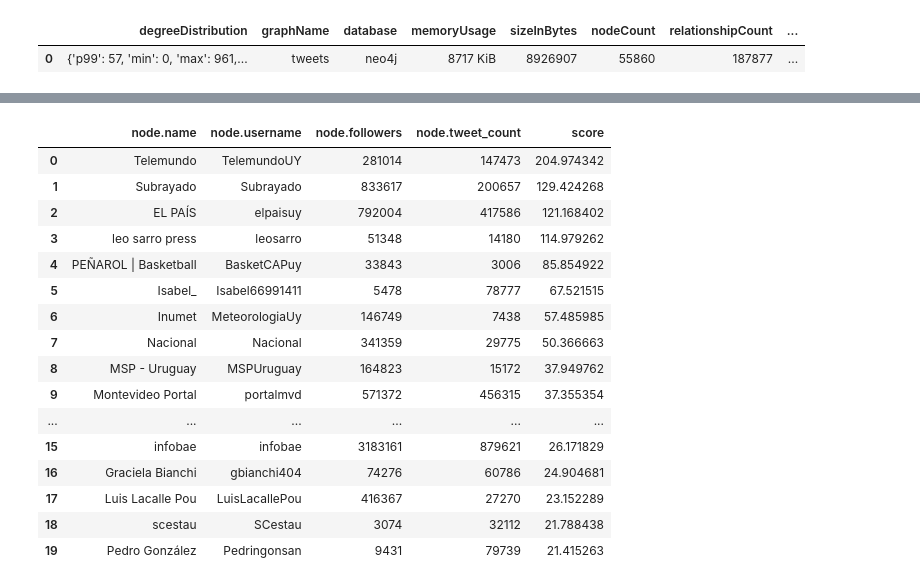
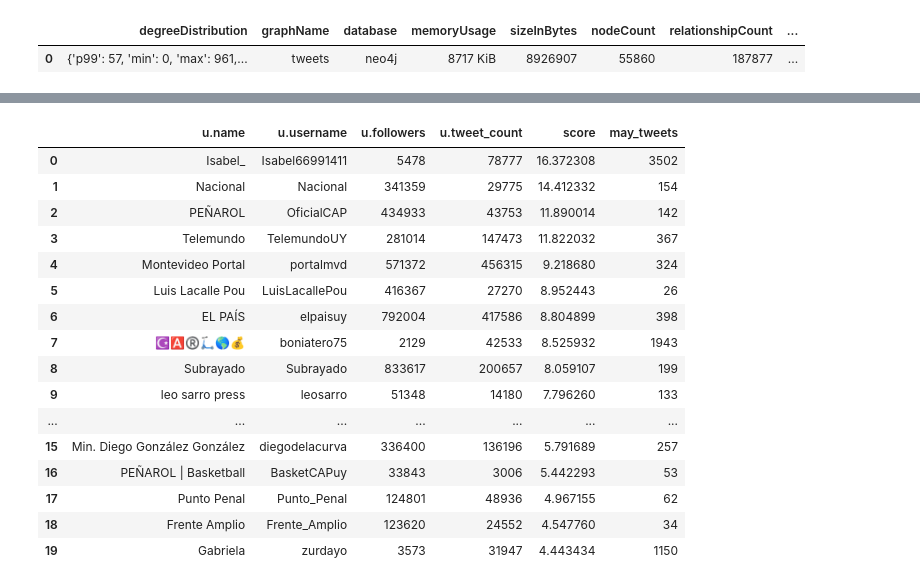
Before and after one commit to rodrigallardo/twitter-uy, a Jupyter notebook: consultas_ds.ipynb, the cells around one changed output, grey strips where cells are left out. Saved outputs shown, nothing was run; the diff lists cells and outputs as text; code cells hidden in the pictures.

Commit message:
Agregar columna con tweets de mayo a los resultados

```diff
--- a/consultas_ds.ipynb
+++ b/consultas_ds.ipynb
@@ -81,3 +81,25 @@ tweets
 # %% [output]
 |  | degreeDistribution | graphName | database | memoryUsage | sizeInBytes | nodeCount | relationshipCount | ... |
 | 0 | {'p99': 57, 'min': 0, 'max': 961,... | tweets | neo4j | 8717 KiB | 8926907 | 55860 | 187877 | ... |
+# %%
+# Execute the PageRank centrality algorithm
+user_info = (
+    "MATCH (u:User)-[:TWEETED]->(t:Tweet) "
+    "WHERE u.username = node.username "
+    "WITH u, score, count(t) as may_tweets "
+    "RETURN u.name, u.username, u.followers, u.tweet_count, score, may_tweets "
+    "ORDER BY score DESC, u.name ASC "
+    "LIMIT 20"
+)
+
+query = (
+    "CALL gds.pageRank.stream('tweets') "
+    "YIELD nodeId, score "
+    "WITH gds.util.asNode(nodeId) AS node, score "
+    f"{user_info}"
+)
+
+#evaluamos las consultas
+tweets=graph.run(query).to_data_frame()
+
+tweets
@@ -84,36 +124,33 @@ tweets
 # %%
-# Execute the PageRank centrality algorithm
+# Execute the ArticleRank centrality algorithm
 
 query = (
-    "CALL gds.pageRank.stream('tweets') "
+    "CALL gds.articleRank.stream('tweets') "
     "YIELD nodeId, score "
     "WITH gds.util.asNode(nodeId) AS node, score "
-    "WHERE node.name IS NOT NULL "
-    "RETURN node.name, node.username, node.followers, node.tweet_count, score "
-    "ORDER BY score DESC, node.name ASC "
-    "LIMIT 20"
+    f"{user_info}"
 )
 
 #evaluamos las consultas
 tweets=graph.run(query).to_data_frame()
 
 tweets
 # %% [output]
-|  | node.name | node.username | node.followers | node.tweet_count | score |
-| 0 | Telemundo | TelemundoUY | 281014 | 147473 | 204.974342 |
-| 1 | Subrayado | Subrayado | 833617 | 200657 | 129.424268 |
-| 2 | EL PAÍS | elpaisuy | 792004 | 417586 | 121.168402 |
-| 3 | leo sarro press | leosarro | 51348 | 14180 | 114.979262 |
-| 4 | PEÑAROL | Basketball | BasketCAPuy | 33843 | 3006 | 85.854922 |
-| 5 | Isabel_ | Isabel66991411 | 5478 | 78777 | 67.521515 |
-| 6 | Inumet | MeteorologiaUy | 146749 | 7438 | 57.485985 |
-| 7 | Nacional | Nacional | 341359 | 29775 | 50.366663 |
-| 8 | MSP - Uruguay | MSPUruguay | 164823 | 15172 | 37.949762 |
-| 9 | Montevideo Portal | portalmvd | 571372 | 456315 | 37.355354 |
-| ... | ... | ... | ... | ... | ... |
-| 15 | infobae | infobae | 3183161 | 879621 | 26.171829 |
-| 16 | Graciela Bianchi | gbianchi404 | 74276 | 60786 | 24.904681 |
-| 17 | Luis Lacalle Pou | LuisLacallePou | 416367 | 27270 | 23.152289 |
-| 18 | scestau | SCestau | 3074 | 32112 | 21.788438 |
-| 19 | Pedro González | Pedringonsan | 9431 | 79739 | 21.415263 |
+|  | u.name | u.username | u.followers | u.tweet_count | score | may_tweets |
+| 0 | Isabel_ | Isabel66991411 | 5478 | 78777 | 16.372308 | 3502 |
+| 1 | Nacional | Nacional | 341359 | 29775 | 14.412332 | 154 |
+| 2 | PEÑAROL | OficialCAP | 434933 | 43753 | 11.890014 | 142 |
+| 3 | Telemundo | TelemundoUY | 281014 | 147473 | 11.822032 | 367 |
+| 4 | Montevideo Portal | portalmvd | 571372 | 456315 | 9.218680 | 324 |
+| 5 | Luis Lacalle Pou | LuisLacallePou | 416367 | 27270 | 8.952443 | 26 |
+| 6 | EL PAÍS | elpaisuy | 792004 | 417586 | 8.804899 | 398 |
+| 7 | ☪️🅰️®️🛴🌎💰 | boniatero75 | 2129 | 42533 | 8.525932 | 1943 |
+| 8 | Subrayado | Subrayado | 833617 | 200657 | 8.059107 | 199 |
+| 9 | leo sarro press | leosarro | 51348 | 14180 | 7.796260 | 133 |
+| ... | ... | ... | ... | ... | ... | ... |
+| 15 | Min. Diego González González | diegodelacurva | 336400 | 136196 | 5.791689 | 257 |
+| 16 | PEÑAROL | Basketball | BasketCAPuy | 33843 | 3006 | 5.442293 | 53 |
+| 17 | Punto Penal | Punto_Penal | 124801 | 48936 | 4.967155 | 62 |
+| 18 | Frente Amplio | Frente_Amplio | 123620 | 24552 | 4.547760 | 34 |
+| 19 | Gabriela | zurdayo | 3573 | 31947 | 4.443434 | 1150 |
 # %%
```
Also changed, not shown: parts of 4 cells of this notebook.
